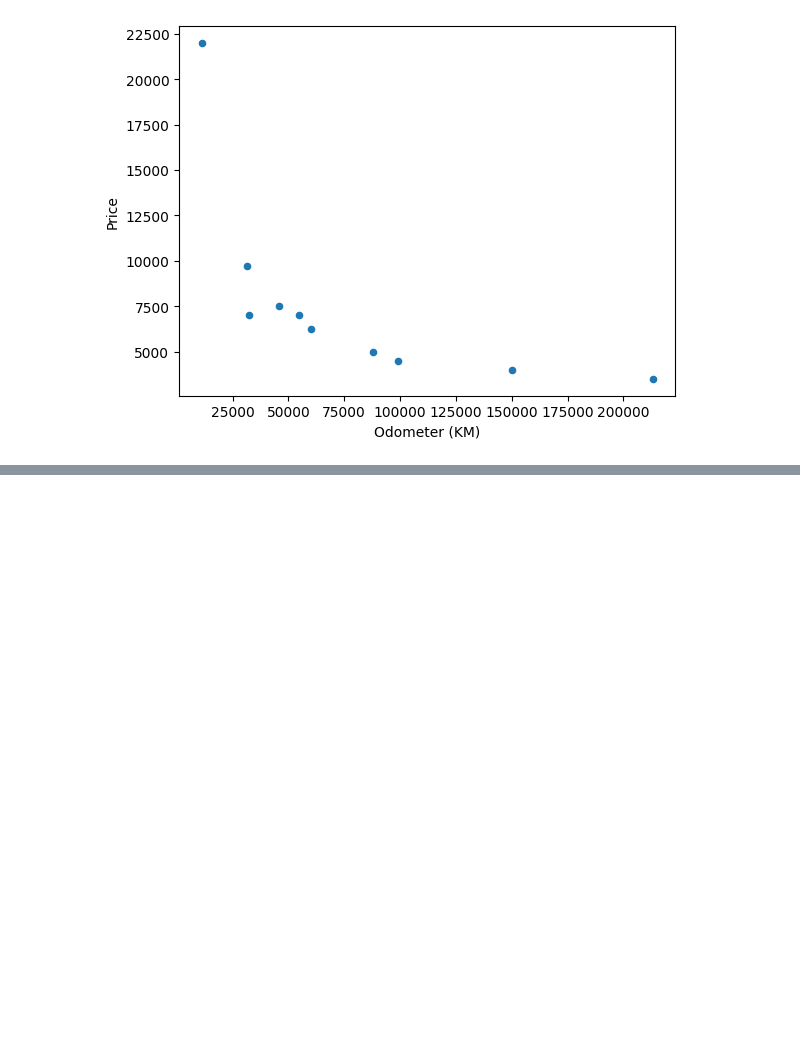
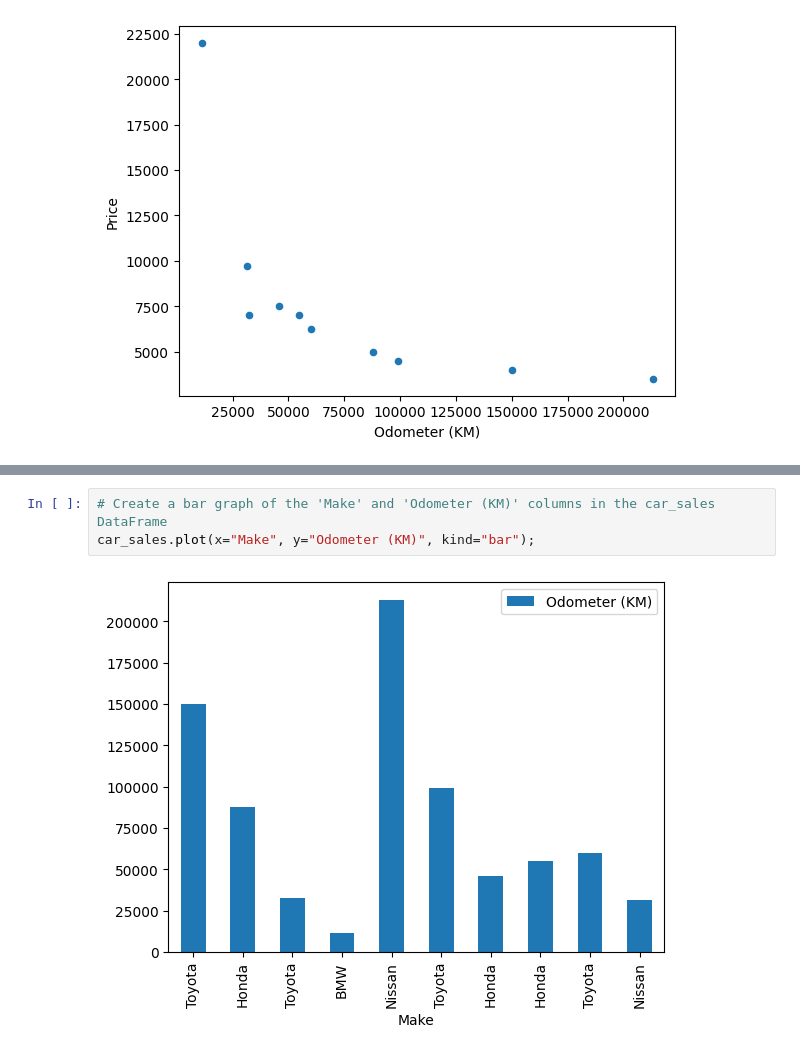
Before and after one commit to denpazakura/ztm_matplotlib_practice, a Jupyter notebook: Matplotlib Practice.ipynb, the cells around one changed output, grey strips where cells are left out. Drawn from its saved outputs; the diff is of its cells as text; blank space fills up the shorter version.

```diff
--- a/Matplotlib Practice.ipynb
+++ b/Matplotlib Practice.ipynb
@@ -276,0 +289,5 @@ car_sales.plot(x="Odometer (KM)", y="Price", kind="scatter");
+# %%
+# Create a bar graph of the 'Make' and 'Odometer (KM)' columns in the car_sales DataFrame
+car_sales.plot(x="Make", y="Odometer (KM)", kind="bar");
+# %% [output]
+[figure, added]
```
Also changed, not shown: parts of 2 cells of this notebook.
